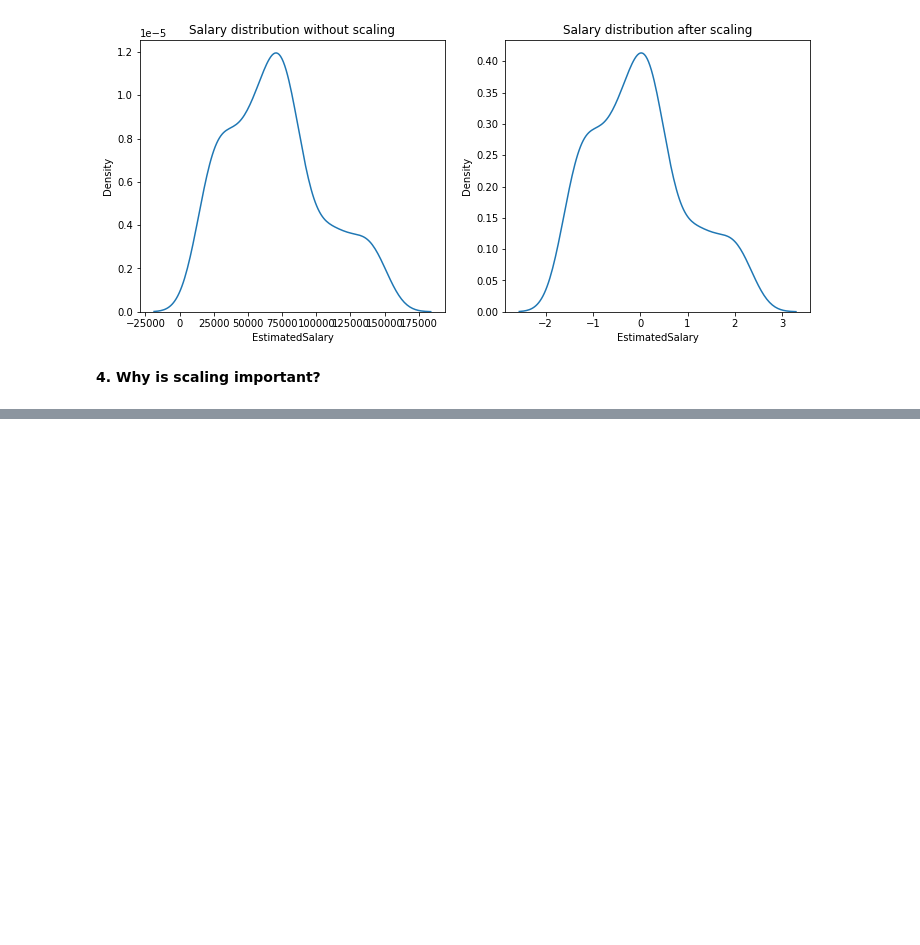
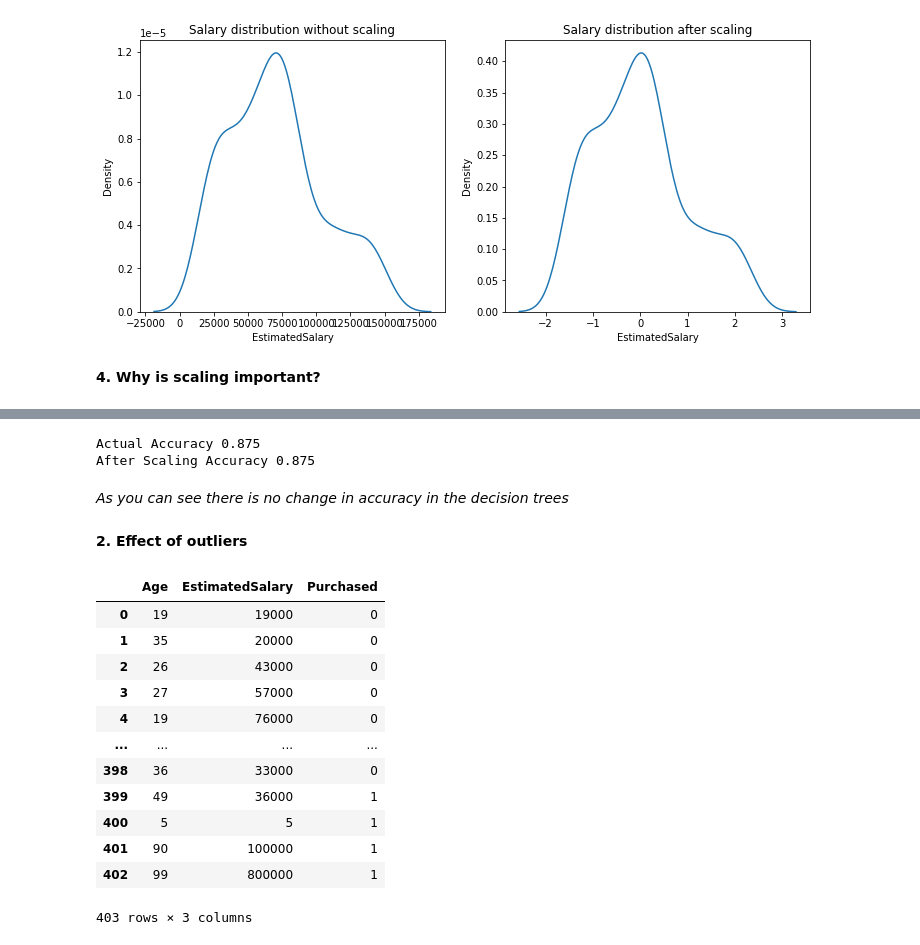
Before and after one commit to RiyaParikh0112/100-Days-of-ML, a Jupyter notebook: standardisation-on-social-network-ads.ipynb, the cells around one changed output, grey strips where cells are left out. Saved outputs shown, nothing was run; the diff lists cells and outputs as text; code cells hidden in the pictures; blank space fills up the shorter version.

```diff
--- a/standardisation-on-social-network-ads.ipynb
+++ b/standardisation-on-social-network-ads.ipynb
@@ -109,0 +152,11 @@ plt.show()
+# %%
+#determining the accuracy score
+print('Actual Accuracy',accuracy_score(y_pred,y_test))
+print('After Scaling Accuracy',accuracy_score(y_pred_scaled,y_test))
+# %% [output]
+Actual Accuracy 0.875
+After Scaling Accuracy 0.875
+# %% [markdown]
+*As you can see there is no change in accuracy in the decision trees*
+# %% [markdown]
+**2. Effect of outliers**
@@ -109,0 +166,16 @@ plt.show()
+# %%
+df_outlier
+# %% [output]
+|  | Age | EstimatedSalary | Purchased |
+| 0 | 19 | 19000 | 0 |
+| 1 | 35 | 20000 | 0 |
+| 2 | 26 | 43000 | 0 |
+| 3 | 27 | 57000 | 0 |
+| 4 | 19 | 76000 | 0 |
+| ... | ... | ... | ... |
+| 398 | 36 | 33000 | 0 |
+| 399 | 49 | 36000 | 1 |
+| 400 | 5 | 5 | 1 |
+| 401 | 90 | 100000 | 1 |
+| 402 | 99 | 800000 | 1 |
+403 rows × 3 columns
```
Also changed, not shown: parts of 14 cells of this notebook.
